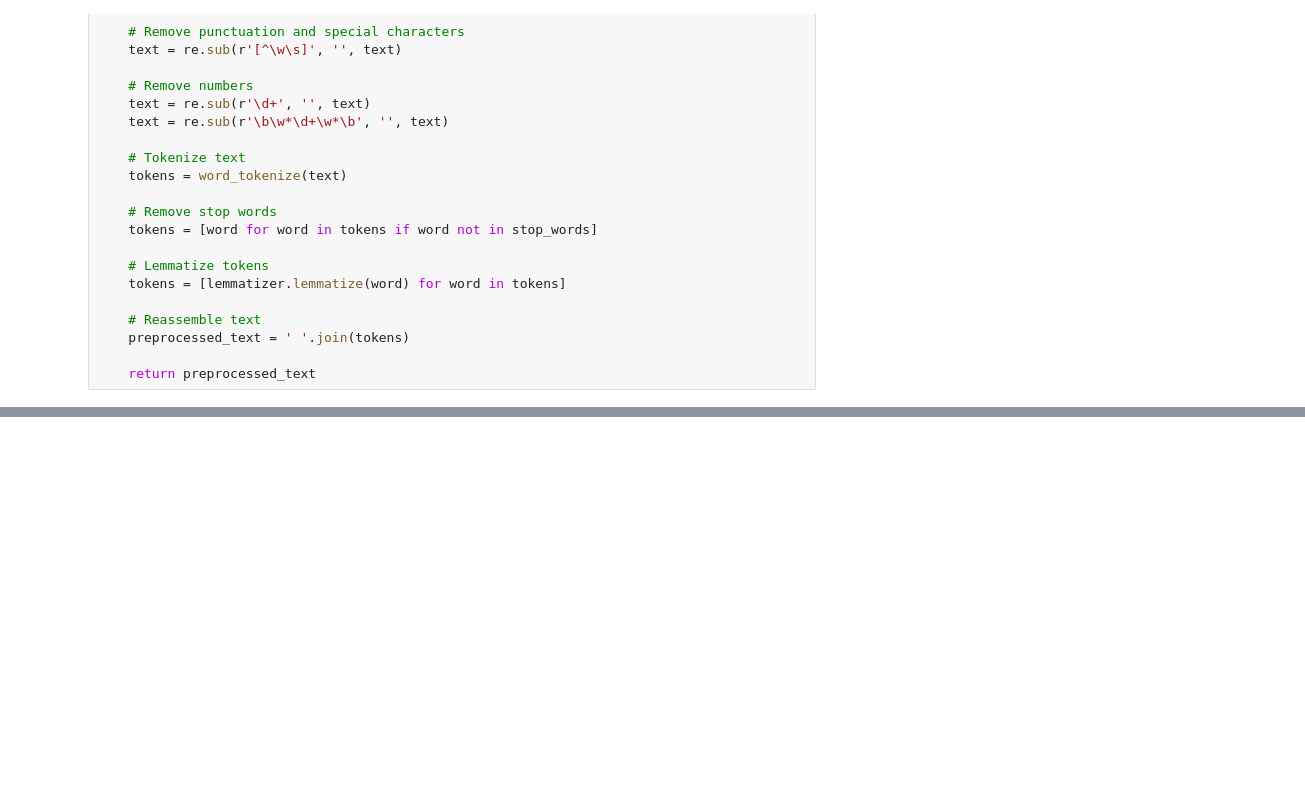
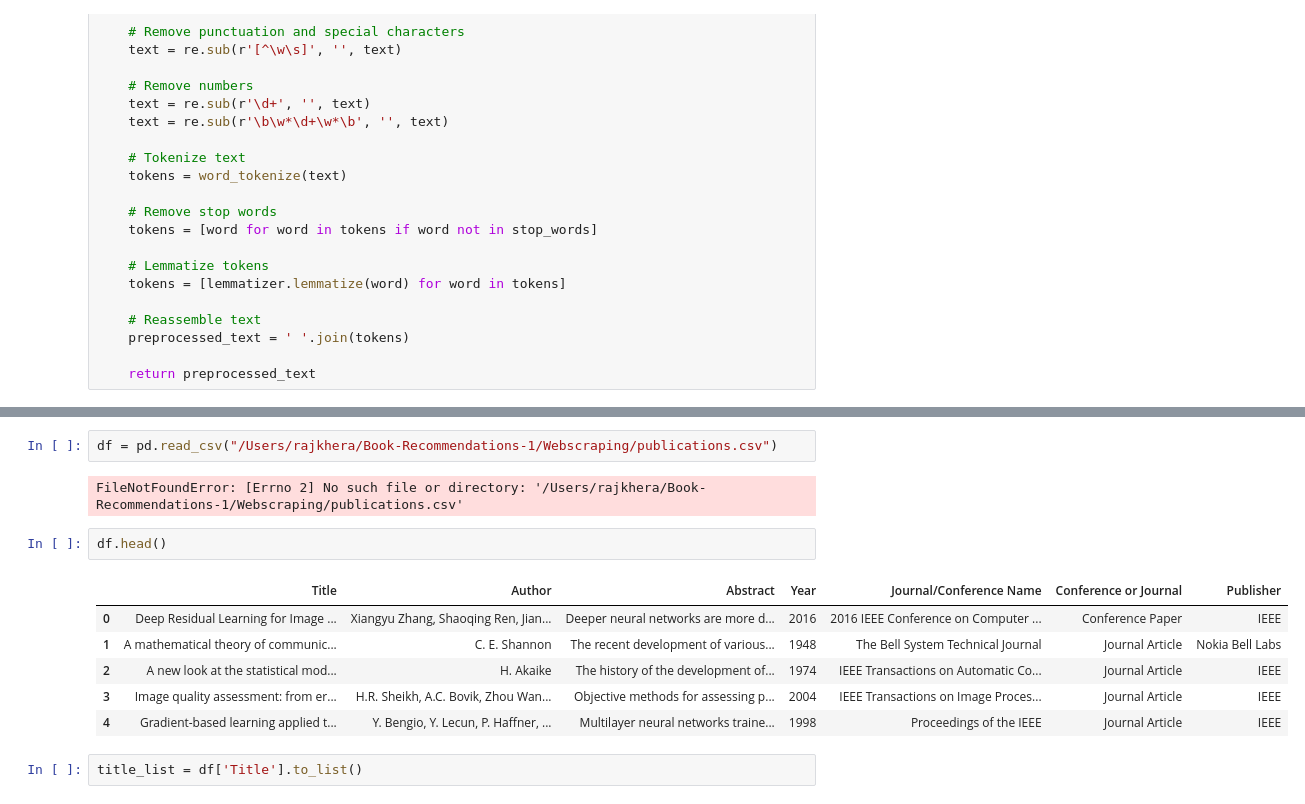
Before and after one commit to rkhera04/Book-Recommendations, a Jupyter notebook: Modeling/NLP_test.ipynb, the cells around one changed output, grey strips where cells are left out. Cells and saved outputs as stored; diff of their text form; blank space fills up the shorter version.

```diff
--- a/Modeling/NLP_test.ipynb
+++ b/Modeling/NLP_test.ipynb
@@ -151,3 +151,18 @@ Preprocessed Abstract: vehicle license plate recognition system important profic
 Similarity Score: -0.0069
 Original Abstract: The recent development of various methods of modulation such as PCM and PPM which exchange bandwidth for signal-to-noise ratio has intensified the interest in a general theory of co ...
 Preprocessed Abstract: recent development various method modulation pcm ppm exchange bandwidth signal noise ratio intensified interest general theory communication basis theory contained important pap ...
+# %%
+df = pd.read_csv("/Users/rajkhera/Book-Recommendations-1/Webscraping/publications.csv")
+# %% [output]
+FileNotFoundError: [Errno 2] No such file or directory: '/Users/rajkhera/Book-Recommendations-1/Webscraping/publications.csv'
+# %%
+df.head()
+# %% [output]
+|  | Title | Author | Abstract | Year | Journal/Conference Name | Conference or Journal | Publisher |
+| 0 | Deep Residual Learning for Image ... | Xiangyu Zhang, Shaoqing Ren, Jian... | Deeper neural networks are more d... | 2016 | 2016 IEEE Conference on Computer ... | Conference Paper | IEEE |
+| 1 | A mathematical theory of communic... | C. E. Shannon | The recent development of various... | 1948 | The Bell System Technical Journal | Journal Article | Nokia Bell Labs |
+| 2 | A new look at the statistical mod... | H. Akaike | The history of the development of... | 1974 | IEEE Transactions on Automatic Co... | Journal Article | IEEE |
+| 3 | Image quality assessment: from er... | H.R. Sheikh, A.C. Bovik, Zhou Wan... | Objective methods for assessing p... | 2004 | IEEE Transactions on Image Proces... | Journal Article | IEEE |
+| 4 | Gradient-based learning applied t... | Y. Bengio, Y. Lecun, P. Haffner, ... | Multilayer neural networks traine... | 1998 | Proceedings of the IEEE | Journal Article | IEEE |
+# %%
+title_list = df['Title'].to_list()
```
Also changed, not shown: parts of 3 cells of this notebook, 3 other files.
